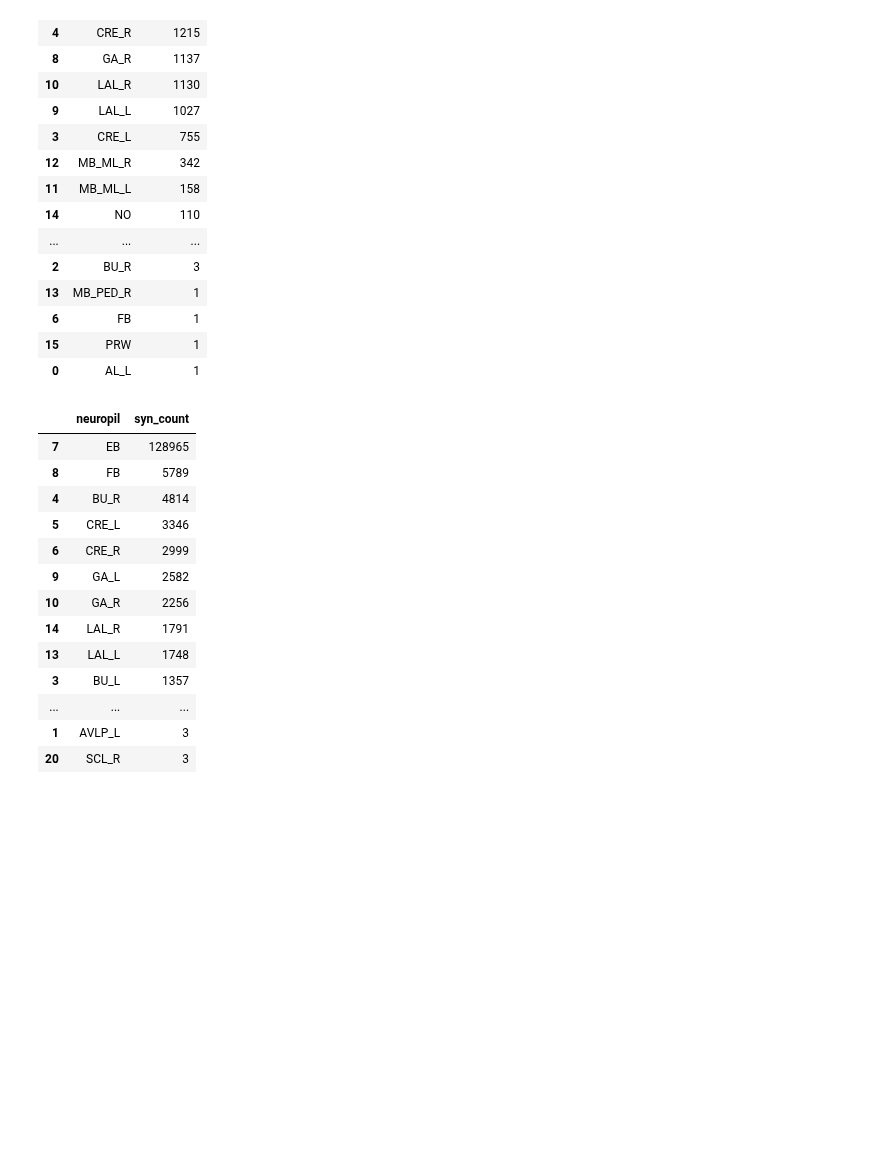
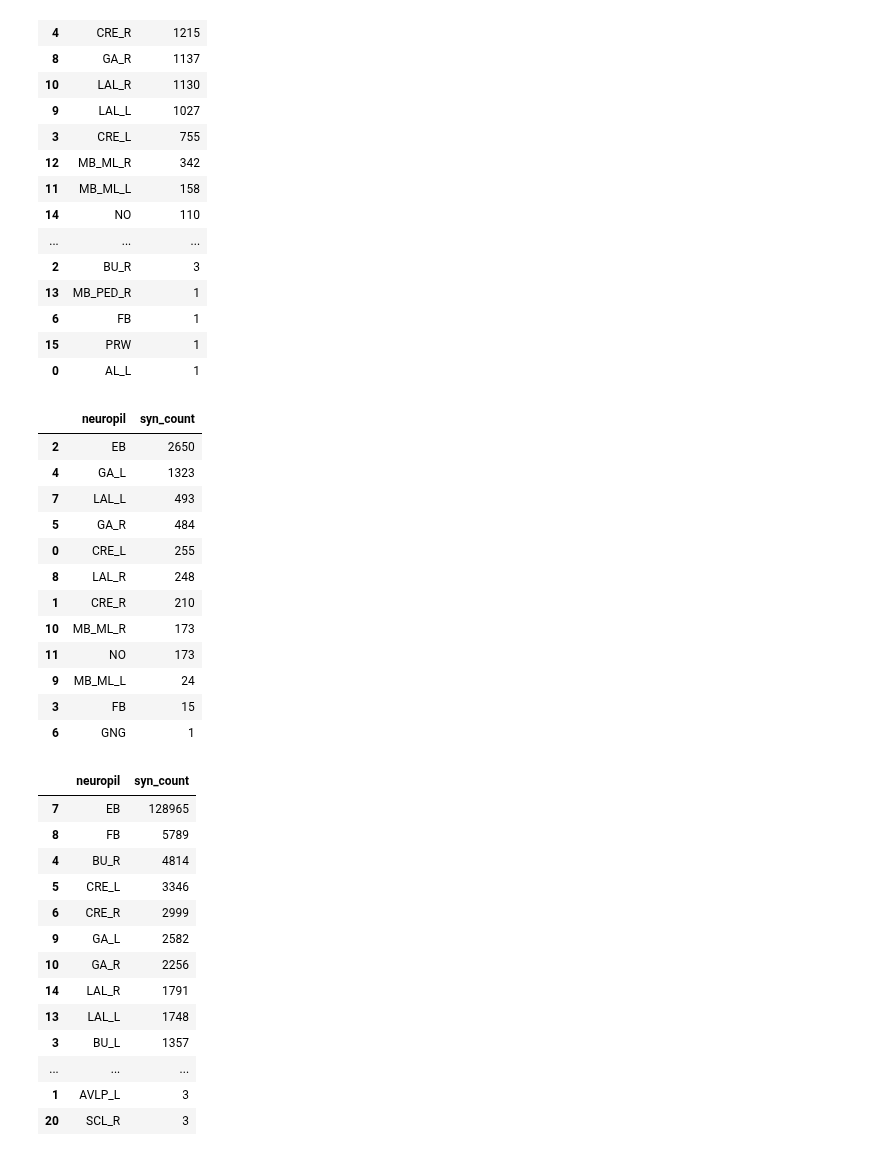
Before and after one commit to YijieYin/connectome_data_prep, a Jupyter notebook: adult_prepare_connectome_cb_neuron_no_CX_axonic_postsynapses.ipynb, the cells around one changed output. Cells and saved outputs as stored; diff of their text form; code cells hidden in the pictures; blank space fills up the shorter version.

```diff
--- a/adult_prepare_connectome_cb_neuron_no_CX_axonic_postsynapses.ipynb
+++ b/adult_prepare_connectome_cb_neuron_no_CX_axonic_postsynapses.ipynb
@@ -412,3 +412,21 @@ conn[conn.post_type.str.contains('ExR6')].groupby('neuropil').syn_count.sum(
 # remove input from EB
 conn = conn[(~conn.post_type.str.contains('ExR6')) | (
     conn.post_type.str.contains('ExR6') & ~conn.neuropil.isin(['EB']))]
+# %%
+# input compartments for ExR4
+conn[conn.post_type.str.contains('ExR4')].groupby('neuropil').syn_count.sum(
+).reset_index().sort_values('syn_count', ascending=False)
+# %% [output]
+|  | neuropil | syn_count |
+| 2 | EB | 2650 |
+| 4 | GA_L | 1323 |
+| 7 | LAL_L | 493 |
+| 5 | GA_R | 484 |
+| 0 | CRE_L | 255 |
+| 8 | LAL_R | 248 |
+| 1 | CRE_R | 210 |
+| 10 | MB_ML_R | 173 |
+| 11 | NO | 173 |
+| 9 | MB_ML_L | 24 |
+| 3 | FB | 15 |
+| 6 | GNG | 1 |
```
Also changed, not shown: parts of 5 cells of this notebook, 1 other file.
